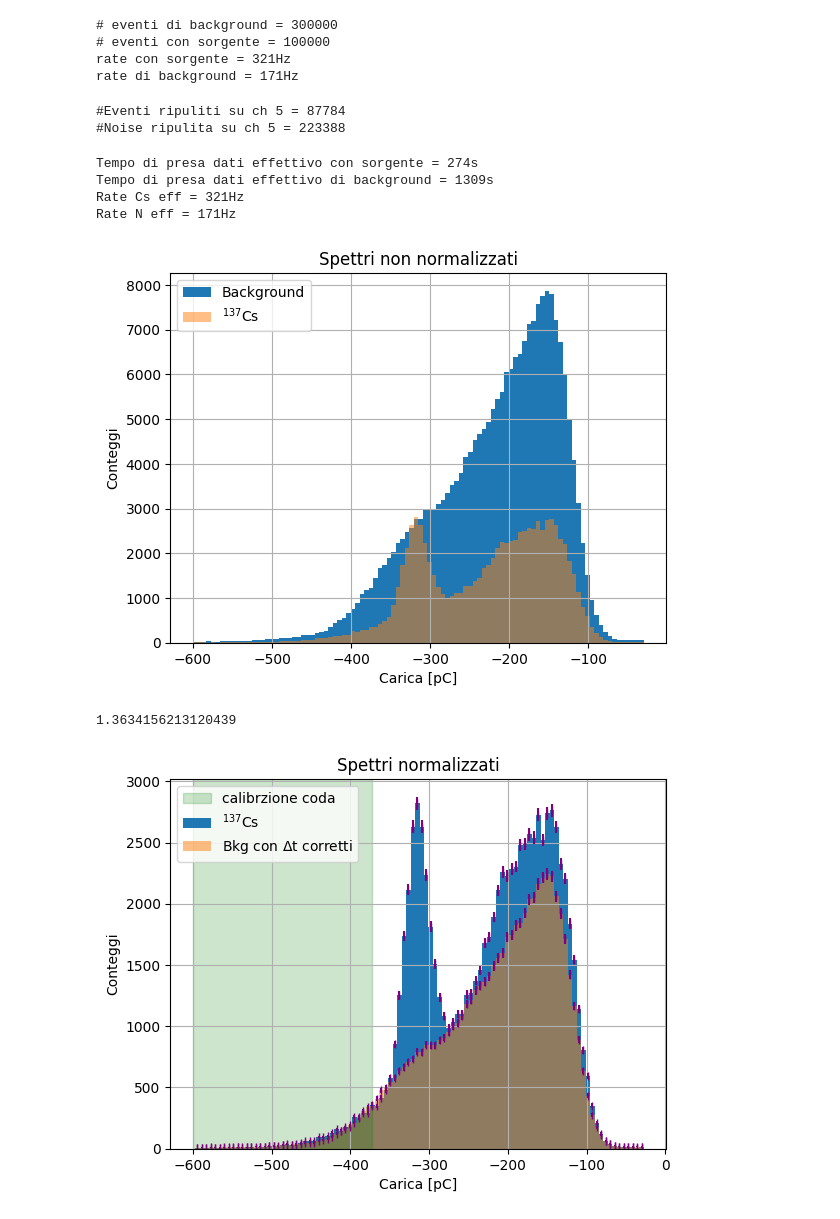
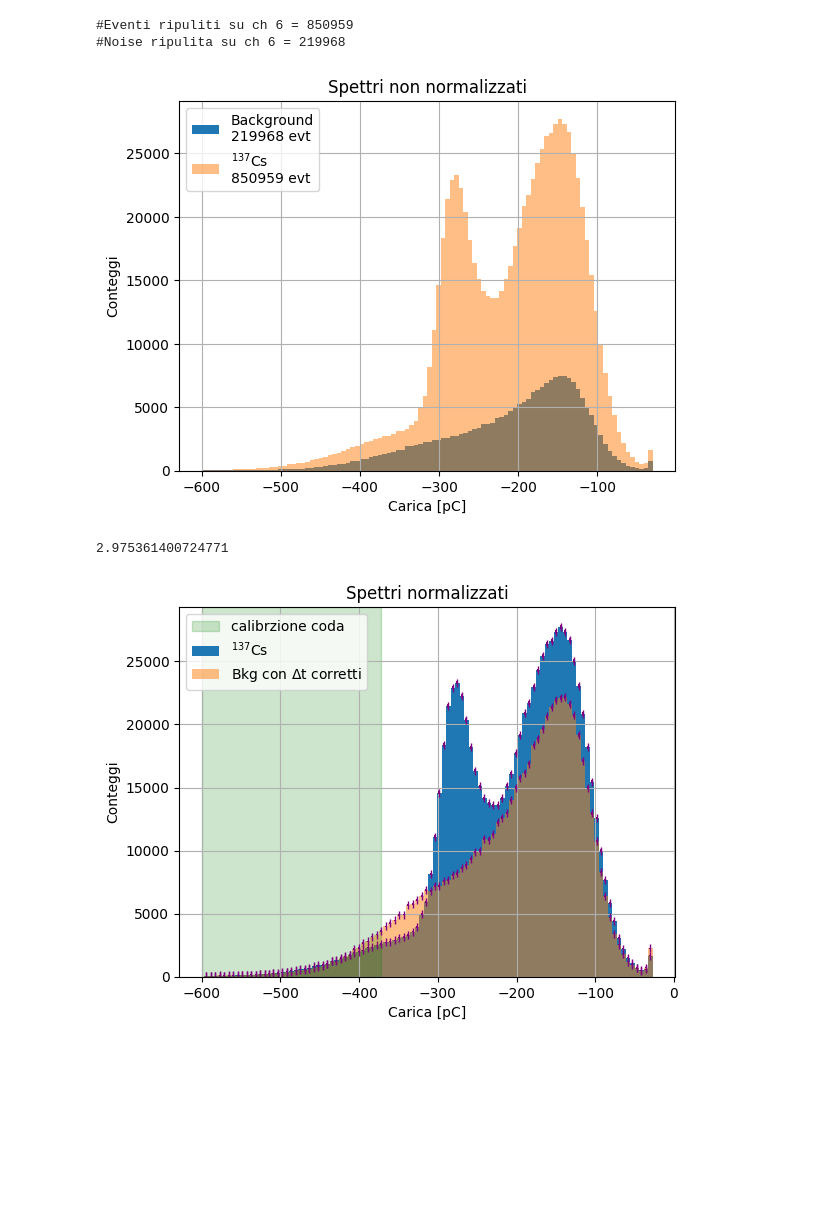
Before and after one commit to 0-DvD-0/Sfera, a Jupyter notebook: Jupyter/SpectrumAnalysis_single.ipynb, the cells around one changed output. Drawn from its saved outputs; the diff is of its cells as text; code cells hidden in the pictures; blank space fills up the shorter version.

Commit message:
File per analisi spettro

```diff
--- a/Jupyter/SpectrumAnalysis_single.ipynb
+++ b/Jupyter/SpectrumAnalysis_single.ipynb
@@ -16,6 +12,21 @@ Q_min = -1000 #pC tolgo i cosmici
+# %%
+channel = 6 #Canale di cui si effettua l'analisi
+# %%
+#Tensione per considerare il segnale come saturato
+Vt = np.array([-1.3, -1.3, -1.3, -1.3, -1.3, -1.3, -1.5, -1.3,
+               -1.3, -1.3, -1.3, -1.3, -1.3, -1.3, -1.3, -1.3]) #V
+#Carica per filtrare spike ed eventi triggerati male
+Q_max = np.array([-30, -30, -30, -30, -30, -30, -30, -30,
+                  -30, -30, -30, -30, -30, -30, -30, -30, ]) #pC
+#Carica per filtrare cosmici
+Q_min = np.array([-1000, -1000, -1000, -1000, -1000, -1000, -1000, -1000,
+                  -1000, -1000, -1000, -1000, -1000, -1000, -1000, -1000, ]) #pC
+
+Vt = Vt[channel]
+Q_max = Q_max[channel]
+Q_min = Q_min[channel]
 # %%
-channel = 5 #Canale di cui si effettua l'analisi
-PATH = '../Dati/21-03/Run_ch5_Cs_Measurements_Only_3_21_2024.root' #Percorso relativo del file da analizzare
+PATH = '../Dati/26-03/Run_ch6_Cs_Measurements_Only_3_27_2024.root' #Percorso relativo del file da analizzare
 RunCs = uproot.open(PATH) #Apertura file da analizzare
 
 noise_file = '../Dati/Noises/ch' + str(channel) + '.root'  #File di rumore di riferimento per il canale
@@ -31,24 +42,6 @@ ampN = np.array(RunNoise['tree'].arrays()['amp'])
 
 evCsT = np.array(RunCs['tree'].arrays()['ev'])[-1]
 evNT = np.array(RunNoise['tree'].arrays()['ev'])[-1]
-
-T_noises = np.array([0, 0, 213, 0, 1868, 1758, 0, 0, 0, 0, 0, 0, 0, 0, 0, 0]) #Da sistemare e tenere aggiornato
-                                                                              #durata delle prese dati di noise
-
-TCs = 312  #s, tempo presa dati con sorgente  Da ch5 del 21/03
-
-rateCs = evCsT / TCs
-rateN = evNT / T_noises[channel]
-
-print("# eventi di background = " + str(evNT))
-print("# eventi con sorgente = " + str(evCsT))
-print("rate con sorgente = " + str(round(rateCs)) + "Hz")
-print("rate di background = " + str(round(rateN)) + "Hz")
-# %% [output]
-# eventi di background = 300000
-# eventi con sorgente = 100000
-rate con sorgente = 321Hz
-rate di background = 171Hz
 # %%
 trueCs = ampCs>Vt  #Seleziono solo gli eventi che non saturano
 chargeCs = chargeCs[trueCs]
@@ -70,45 +63,30 @@ ampN=ampN[trueX]
 print("#Eventi ripuliti su ch " + str(channel) + " = " + str(len(chargeCs)))
 print("#Noise ripulita su ch " + str(channel) + " = " + str(len(chargeN)))
 # %% [output]
-#Eventi ripuliti su ch 5 = 87784
-#Noise ripulita su ch 5 = 223388
+#Eventi ripuliti su ch 6 = 850959
+#Noise ripulita su ch 6 = 219968
-# %%
-#Aggiorno i tempi di presa dati, che vanno rinormalizzati al numero di eventi rimasti,
-#sia per il segnale che per la noise: il tempo "efficace" è dato dal tempo originale
-#riscalato alla frazione di eventi rimasti dopo la pulizia
-
-TCs_eff = TCs * len(chargeCs) / evCsT
-TN_eff  = T_noises[channel]  * len(chargeN)  / evNT
-
-print("Tempo di presa dati effettivo con sorgente = " + str(round(TCs_eff)) + "s")
-print("Tempo di presa dati effettivo di background = " + str(round(TN_eff)) + "s")
-
-print ("Rate Cs eff = " + str(round(len(chargeCs) / TCs_eff)) + "Hz")
-print ("Rate N eff = " + str(round(len(chargeN) / TN_eff)) + "Hz")
-# %% [output]
-Tempo di presa dati effettivo con sorgente = 274s
-Tempo di presa dati effettivo di background = 1309s
-Rate Cs eff = 321Hz
-Rate N eff = 171Hz
 # %%
 bin = 100 #Binnaggio scelto?
 
-binN , edgeN , _= plt.hist(chargeN, bins=bin, range=(-600, Q_max), density = False, label = "Background")
-binCs, edgeCs, _ = plt.hist(chargeCs, bins=bin, range=(-600, Q_max), density = False, label = r'$^{137}$Cs', alpha = 0.5)
+binN , edgeN , _= plt.hist(chargeN, bins=bin, range=(-600, Q_max),
+                           density = False, label = "Background\n" + str(len(chargeN)) + " evt")
+
+binCs, edgeCs, _ = plt.hist(chargeCs, bins=bin, range=(-600, Q_max),
+                            density = False, label = r'$^{137}$Cs' + "\n" + str(len(chargeCs)) + " evt", alpha = 0.5)
 
 plt.title("Spettri non normalizzati")
 plt.ylabel("Conteggi")
 plt.xlabel("Carica [pC]")
 plt.grid()
 plt.legend()
 plt.show()
 # %% [output]
-[figure, old version]
+[figure, new version]
 # %%
-#Rinormalizzazione
-avg_coda = ( binCs / (binN / TN_eff * TCs_eff))[:int(bin * 40 / 100)].mean()
+#Rinormalizzazione con media
+avg_coda = ( binCs / binN)[:int(bin * 40 / 100)].mean()
 print(avg_coda)
-binN_Ren = binN / TN_eff * TCs_eff * avg_coda #Moltiplicando per 1.5 viene molto meglio... mhhh
+binN_Ren = binN* avg_coda #Moltiplicando per 1.5 viene molto meglio... mhhh
 
 wdt = edgeN[1] - edgeN[0]
 trash = plt.bar(edgeN[1:], binCs, width=wdt, label = r'$^{137}$Cs')
@@ -131,5 +109,5 @@ plt.legend()
 plt.savefig("../Fig/Spettri_Normalizzati_.png")
 plt.show()
 # %% [output]
-1.3634156213120439
+2.975361400724771
-[figure, old version]
+[figure, new version]
```
Also changed, not shown: parts of 7 cells of this notebook.
